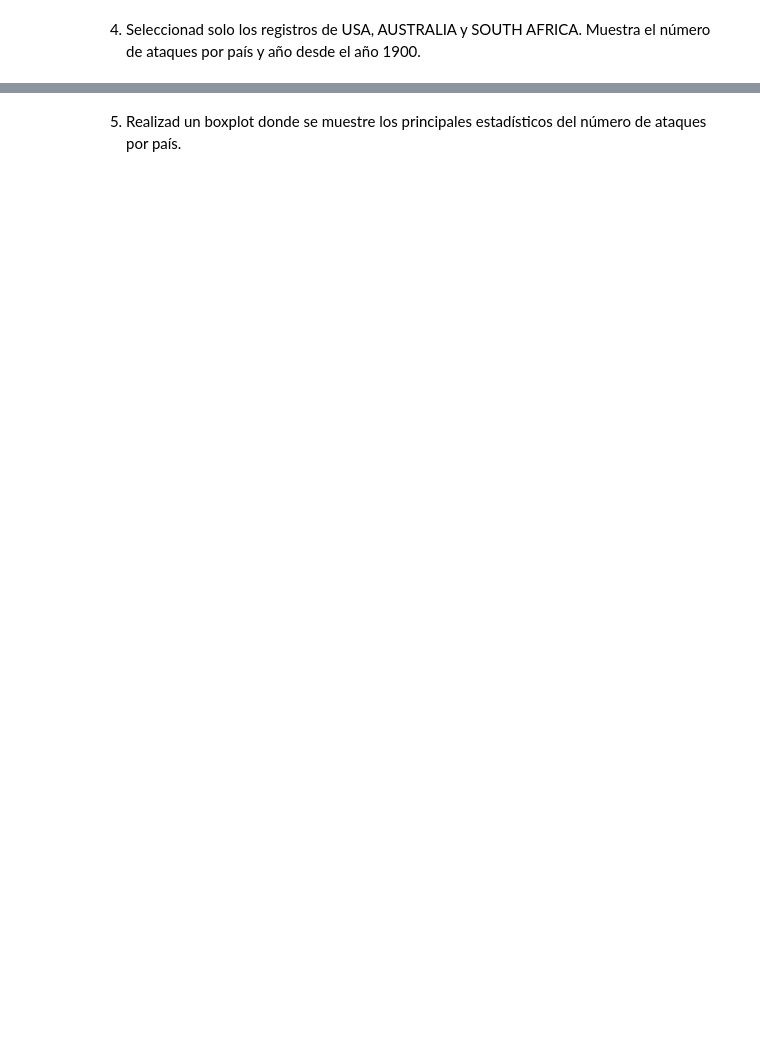
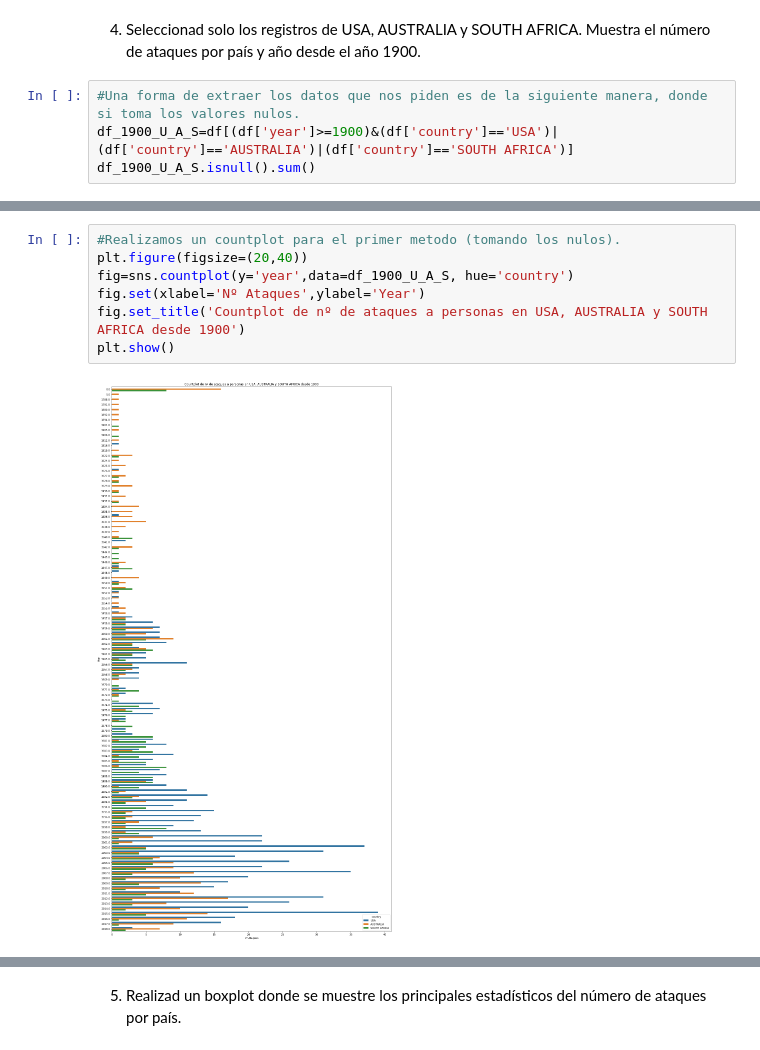
Before and after one commit to Adalab/DA-Stadistics-y-Visualizacion-Matlab-and-Seaborn-, a Jupyter notebook: visualizacion/pairprog-visualizacion-visualizacion3_seaborn.ipynb, the cells around one changed output, grey strips where cells are left out. Drawn from its saved outputs; the diff is of its cells as text; blank space fills up the shorter version.

```diff
--- a/visualizacion/pairprog-visualizacion-visualizacion3_seaborn.ipynb
+++ b/visualizacion/pairprog-visualizacion-visualizacion3_seaborn.ipynb
@@ -17,2 +148,6 @@ En estos ejercicios aprenderemos a hacer algunas gráficas usando la librería s
 # %% [markdown]
 4. Seleccionad solo los registros de USA, AUSTRALIA y SOUTH AFRICA. Muestra el número de ataques por país y año desde el año 1900.
+# %%
+#Una forma de extraer los datos que nos piden es de la siguiente manera, donde si toma los valores nulos.
+df_1900_U_A_S=df[(df['year']>=1900)&(df['country']=='USA')|(df['country']=='AUSTRALIA')|(df['country']=='SOUTH AFRICA')]
+df_1900_U_A_S.isnull().sum()
@@ -18,0 +200,9 @@ En estos ejercicios aprenderemos a hacer algunas gráficas usando la librería s
+# %%
+#Realizamos un countplot para el primer metodo (tomando los nulos).
+plt.figure(figsize=(20,40))
+fig=sns.countplot(y='year',data=df_1900_U_A_S, hue='country')
+fig.set(xlabel='Nº Ataques',ylabel='Year')
+fig.set_title('Countplot de nº de ataques a personas en USA, AUSTRALIA y SOUTH AFRICA desde 1900')
+plt.show()
+# %% [output]
+[figure, added]
```
Also changed, not shown: parts of 18 cells of this notebook.
